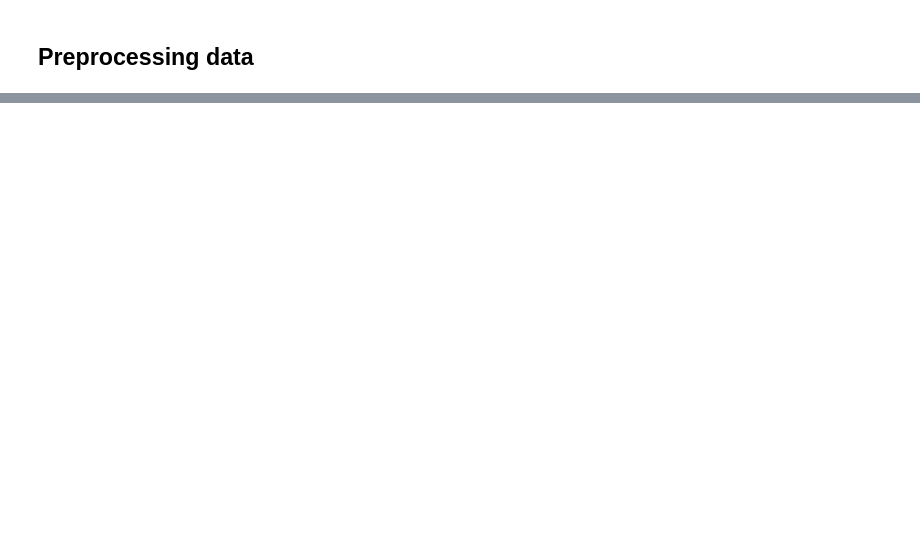
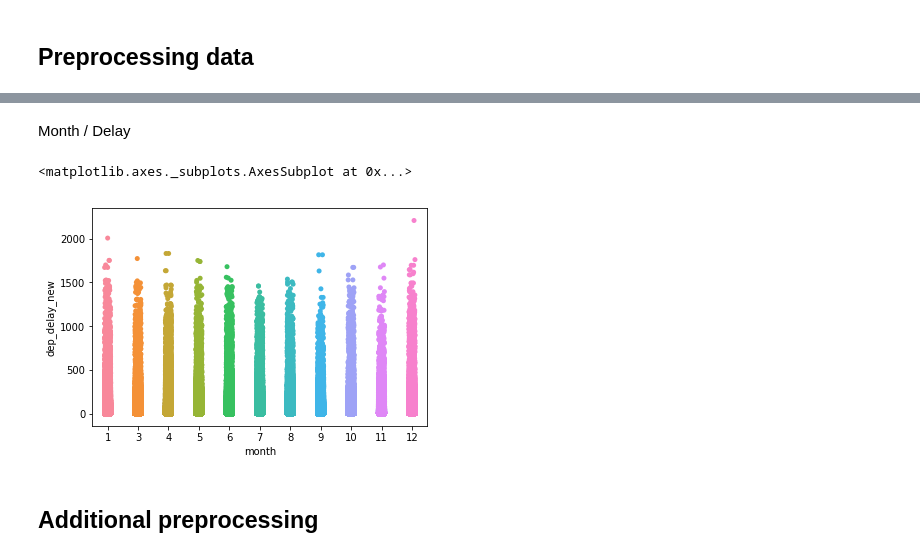
Before and after one commit to iamdeowanshi/257, a Jupyter notebook: FinalProject.ipynb, the cells around one changed output, grey strips where cells are left out. Saved outputs shown, nothing was run; the diff lists cells and outputs as text; code cells hidden in the pictures; blank space fills up the shorter version.

```diff
--- a/FinalProject.ipynb
+++ b/FinalProject.ipynb
@@ -300,0 +363,9 @@ data.dtypes
+# %% [markdown]
+Month / Delay
+# %%
+sns.stripplot(x="month", y="dep_delay_new", data=data, jitter=True)
+# %% [output]
+<matplotlib.axes._subplots.AxesSubplot at 0x...>
+[figure, added]
+# %% [markdown]
+## Additional preprocessing
```
Also changed, not shown: parts of 32 cells of this notebook, 6 other files.
